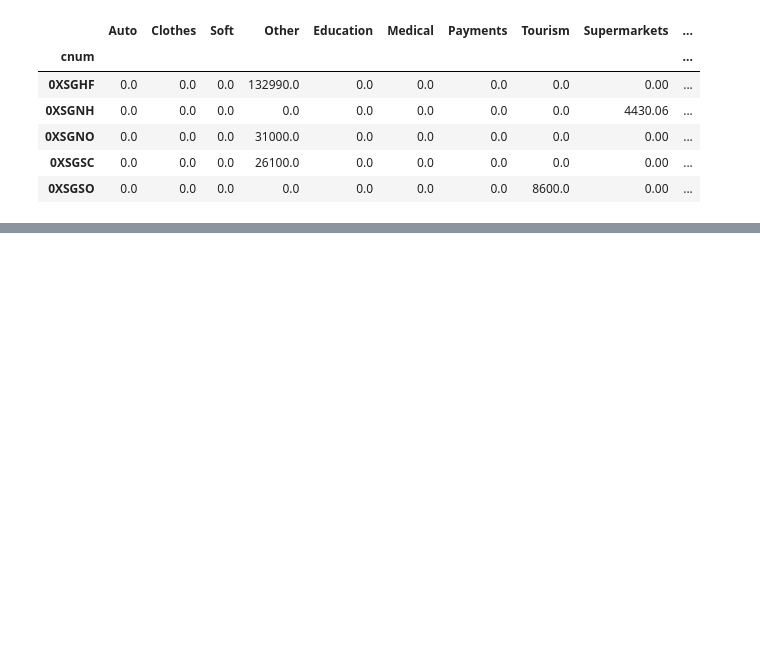
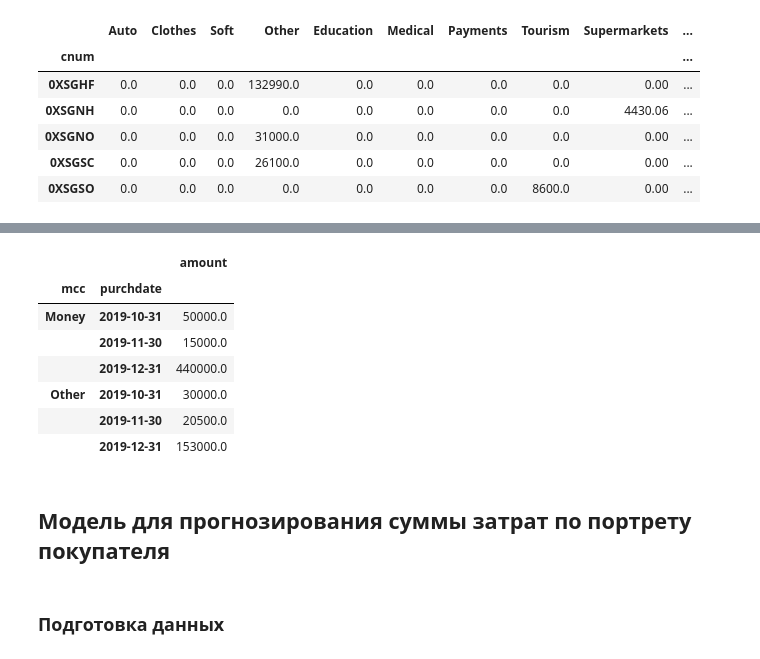
Before and after one commit to qwizor1337/Learning_with_D, a Jupyter notebook: 02/06_02/Вадим_06_02_2021.ipynb, the cells around one changed output, grey strips where cells are left out. Saved outputs shown, nothing was run; the diff lists cells and outputs as text; code cells hidden in the pictures; blank space fills up the shorter version.

```diff
--- a/02/06_02/Вадим_06_02_2021.ipynb
+++ b/02/06_02/Вадим_06_02_2021.ipynb
@@ -338,0 +341,20 @@ transacts.head()
+# %%
+grouped_transac = transac.groupby([pd.Grouper(level='cnum'),
+            pd.Grouper(level='mcc'),
+            pd.Grouper(level='purchdate', freq='1M')]
+          ).sum()
+# %%
+grouped_transac.loc['8ELJUV'] # пример просмотра информации по конкретному cnum
+# %% [output]
+|  |  | amount |
+| mcc | purchdate |  |
+| Money | 2019-10-31 | 50000.0 |
+|  | 2019-11-30 | 15000.0 |
+|  | 2019-12-31 | 440000.0 |
+| Other | 2019-10-31 | 30000.0 |
+|  | 2019-11-30 | 20500.0 |
+|  | 2019-12-31 | 153000.0 |
+# %% [markdown]
+## Модель для прогнозирования суммы затрат по портрету покупателя
+# %% [markdown]
+### Подготовка данных
```
Also changed, not shown: parts of 23 cells of this notebook.
